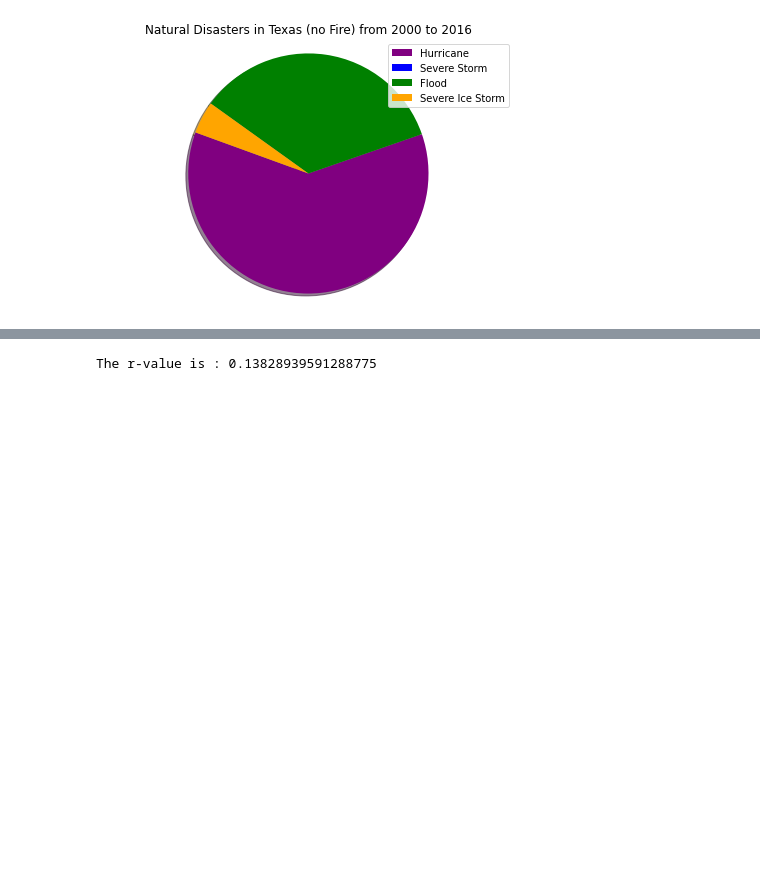
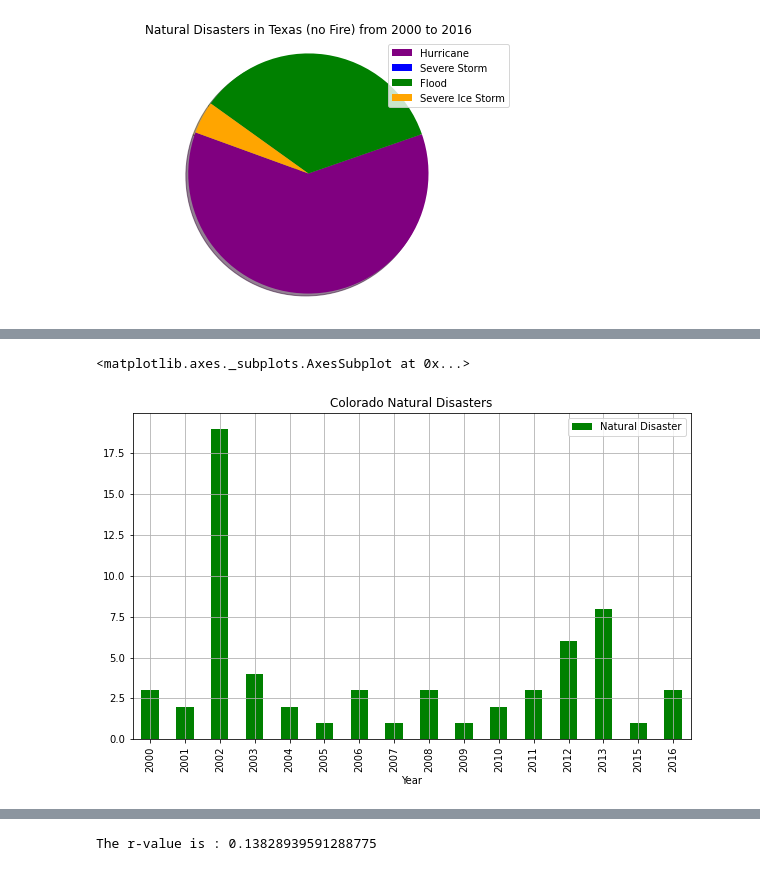
Before and after one commit to bleeclt/pro1group, a Jupyter notebook: natural_disaster_and_pollution.ipynb, the cells around one changed output, grey strips where cells are left out. Saved outputs shown, nothing was run; the diff lists cells and outputs as text; code cells hidden in the pictures; blank space fills up the shorter version.

```diff
--- a/natural_disaster_and_pollution.ipynb
+++ b/natural_disaster_and_pollution.ipynb
@@ -982,0 +986,7 @@ natural_disasters_df.plot.bar(title='Natural Disasters',grid=True, figsize = (10
+# %%
+co_d = co_disaster.groupby('Year').count()[['Natural Disaster']]
+co_d = co_d[co_d.index < "2017"]
+co_d.plot.bar(title='Colorado Natural Disasters',grid=True, figsize = (10,6,), color='green')
+# %% [output]
+<matplotlib.axes._subplots.AxesSubplot at 0x...>
+[figure, added]
```
Also changed, not shown: parts of 13 cells of this notebook, 16 other files.
